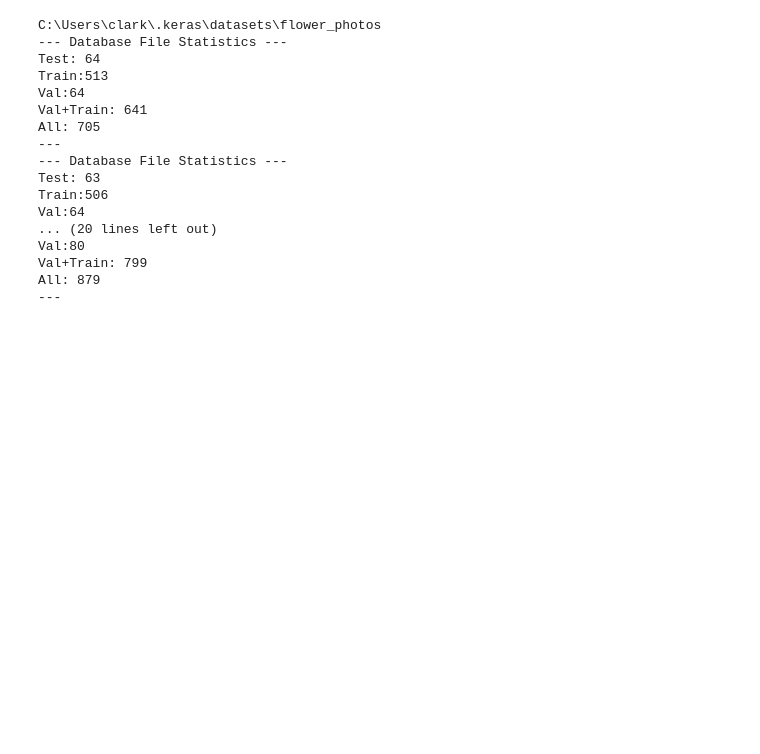
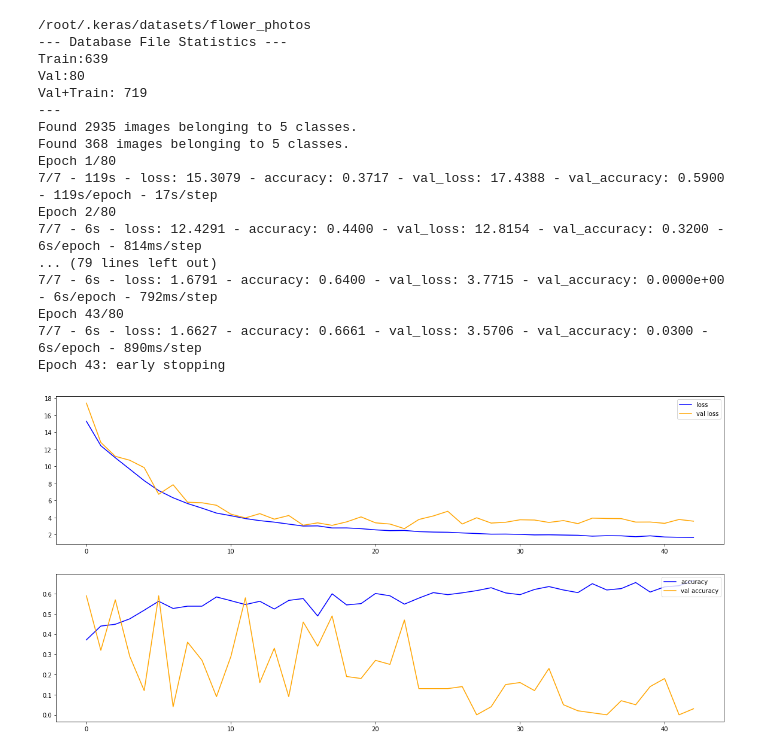
Before and after one commit to ClarkeD126/TF-Certification-Udacity-2022-Course, a Jupyter notebook: Flowers Exercise.ipynb, the cells around one changed output. Cells and saved outputs as stored; diff of their text form; code cells hidden in the pictures; blank space fills up the shorter version.

Commit message:
Improvements to model and data gen, added L2 regularizer and he uniforms.

```diff
--- a/Flowers Exercise.ipynb
+++ b/Flowers Exercise.ipynb
@@ -75,8 +75,8 @@ def define_database():
                     os.makedirs(os.path.join(base_dir, 'val', types))
                 shutil.move(v, os.path.join(base_dir, 'val', types))
         except: pass
-    print("--- Database File Statistics ---\nTest: {} \nTrain:{} \nVal:{} \nVal+Train: {} \nAll: {}\n---"
-    .format(len(train), len(val), len(images)))
+    print("--- Database File Statistics ---\nTrain:{} \nVal:{} \nVal+Train: {}\n---"
+    .format(len(train), len(val), len(val)+len(train)))
 
     return os.path.join(base_dir, 'train'), os.path.join(base_dir, 'val'), len(train), len(val)
 train_dir, val_dir, train_len, val_len = define_database()
@@ -94,11 +94,11 @@ def plot_image(x_arr, size=100):
 
 def preprocess_data():
     data_gen = ImageDataGenerator(
-        #shear_range=0.2,
+        shear_range=0.2,
         rotation_range=45,
         width_shift_range=0.15,
         height_shift_range=0.15,
-        zoom_range=0.5,
+        zoom_range=0.2,
         horizontal_flip=True,
         #fill_mode='nearest',
         rescale=(1./255)
@@ -110,14 +110,14 @@ def preprocess_data():
         target_size=IMG_SHAPE,
         batch_size=BATCH,
         shuffle=True,
-        class_mode='sparse'
+        class_mode='sparse',
     )
     val_data_gen = val_data_gen.flow_from_directory(
         directory=val_dir,
         target_size=IMG_SHAPE,
         batch_size=BATCH,
         shuffle=False,
-        class_mode='sparse'
+        class_mode='sparse',
     )
 
     return train_data_gen, val_data_gen
@@ -125,73 +125,79 @@ def preprocess_data():
 train_data_gen, val_data_gen = preprocess_data()
 def define_model():
     model=tf.keras.Sequential([
-        tf.keras.layers.Conv2D(32, KERNEL_SHAPE,
+        tf.keras.layers.Conv2D(16, KERNEL_SHAPE,
             activation='relu', input_shape=(150,150,3), padding='same'),
         tf.keras.layers.MaxPool2D((2,2)),
 
-        tf.keras.layers.Conv2D(64, KERNEL_SHAPE,
-            activation='relu', kernel_initializer='he_uniform', padding='same'),
+        tf.keras.layers.Conv2D(32, KERNEL_SHAPE,
+            activation='relu', padding='same', kernel_initializer='he_uniform', kernel_regularizer='L2'),
         tf.keras.layers.MaxPool2D((2,2)),
 
+        tf.keras.layers.Conv2D(64, KERNEL_SHAPE,
+            activation='relu', padding='same', kernel_initializer='he_uniform', kernel_regularizer='L2'),
+
         tf.keras.layers.Conv2D(128, KERNEL_SHAPE,
-            activation='relu', kernel_initializer='he_uniform', padding='same'),
+            activation='relu', padding='same', kernel_initializer='he_uniform', kernel_regularizer='L2'),
         tf.keras.layers.MaxPool2D((2,2)),
 
         tf.keras.layers.Dropout(0.2),
         tf.keras.layers.Flatten(),
 
+        tf.keras.layers.Dense(512, activation='relu', kernel_regularizer='L2'),
         tf.keras.layers.BatchNormalization(),
-        tf.keras.layers.Dense(512, kernel_initializer='he_uniform', activation='relu'),
         tf.keras.layers.Dropout(0.2),
         tf.keras.layers.Dense(5, activation='softmax')
     ])
     model.compile(
-        optimizer=tf.keras.optimizers.Adam(),
+        optimizer=tf.keras.optimizers.Adam(0.001),
         loss=tf.keras.losses.SparseCategoricalCrossentropy(),
         metrics=['accuracy']
     )
     return model
 
 model=define_model()
 def train_model():
-    hist = model.fit_generator(
+    hist = model.fit(
         train_data_gen,
         steps_per_epoch=int(np.ceil(train_len/float(BATCH))),
         validation_data=val_data_gen,
         validation_steps=int(np.ceil(val_len/float(BATCH))),
-        epochs=EPOCHS
+        epochs=EPOCHS,
+        verbose=2,
+        callbacks=[tf.keras.callbacks.EarlyStopping(verbose=1, patience=20)]
     )
     return hist
 
 history = train_model()
 
 def summarize_diagnostics():
     fig, ax = plt.subplots(2,1, figsize=(20,10))
     EPOCHS_RANGE=range(EPOCHS)
-    ax[0].plot(EPOCHS_RANGE, history.history['loss'], color='b', label='loss')
-    ax[0].plot(EPOCHS_RANGE, history.history['val_loss'], color='orange', label='val loss')
+    ax[0].plot(history.history['loss'], color='b', label='loss')
+    ax[0].plot(history.history['val_loss'], color='orange', label='val loss')
     ax[0].legend(loc='upper right')
 
-    ax[1].plot(EPOCHS_RANGE, history.history['accuracy'], color='b', label='accuracy')
-    ax[1].plot(EPOCHS_RANGE, history.history['val_accuracy'], color='orange', label='val accuracy')
+    ax[1].plot(history.history['accuracy'], color='b', label='accuracy')
+    ax[1].plot(history.history['val_accuracy'], color='orange', label='val accuracy')
     ax[1].legend(loc='upper right')
     plt.show()
 summarize_diagnostics()
 # %% [output]
-C:\Users\clark\.keras\datasets\flower_photos
+/root/.keras/datasets/flower_photos
 --- Database File Statistics ---
-Test: 64
-Train:513
-Val:64
-Val+Train: 641
-All: 705
+Train:639
+Val:80
+Val+Train: 719
 ---
---- Database File Statistics ---
-Test: 63
-Train:506
-Val:64
-... (20 lines left out)
-Val:80
-Val+Train: 799
-All: 879
----
+Found 2935 images belonging to 5 classes.
+Found 368 images belonging to 5 classes.
+Epoch 1/80
+7/7 - 119s - loss: 15.3079 - accuracy: 0.3717 - val_loss: 17.4388 - val_accuracy: 0.5900 - 119s/epoch - 17s/step
+Epoch 2/80
+7/7 - 6s - loss: 12.4291 - accuracy: 0.4400 - val_loss: 12.8154 - val_accuracy: 0.3200 - 6s/epoch - 814ms/step
+... (79 lines left out)
+7/7 - 6s - loss: 1.6791 - accuracy: 0.6400 - val_loss: 3.7715 - val_accuracy: 0.0000e+00 - 6s/epoch - 792ms/step
+Epoch 43/80
+7/7 - 6s - loss: 1.6627 - accuracy: 0.6661 - val_loss: 3.5706 - val_accuracy: 0.0300 - 6s/epoch - 890ms/step
+Epoch 43: early stopping
+[figure, added]
```
